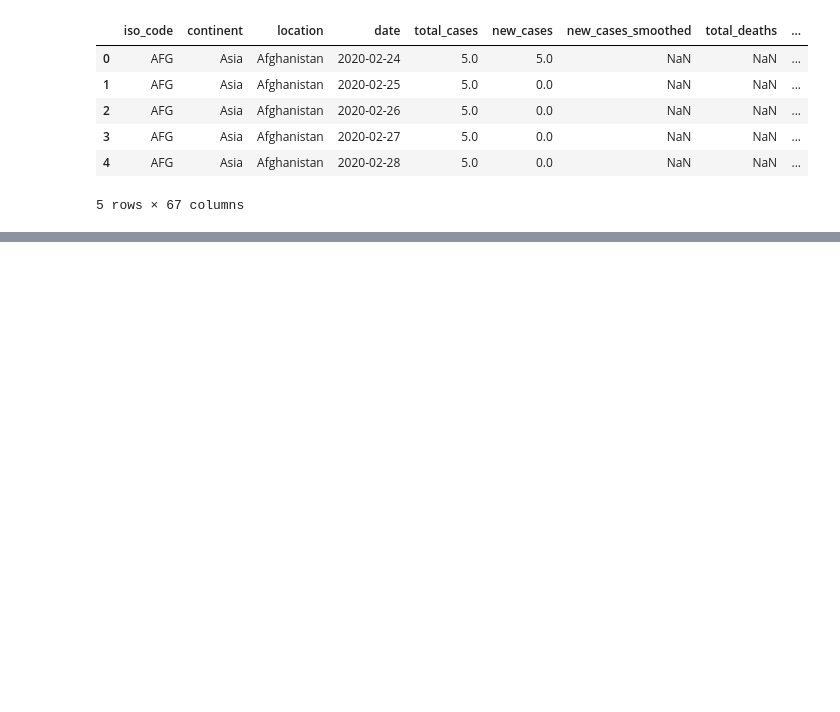
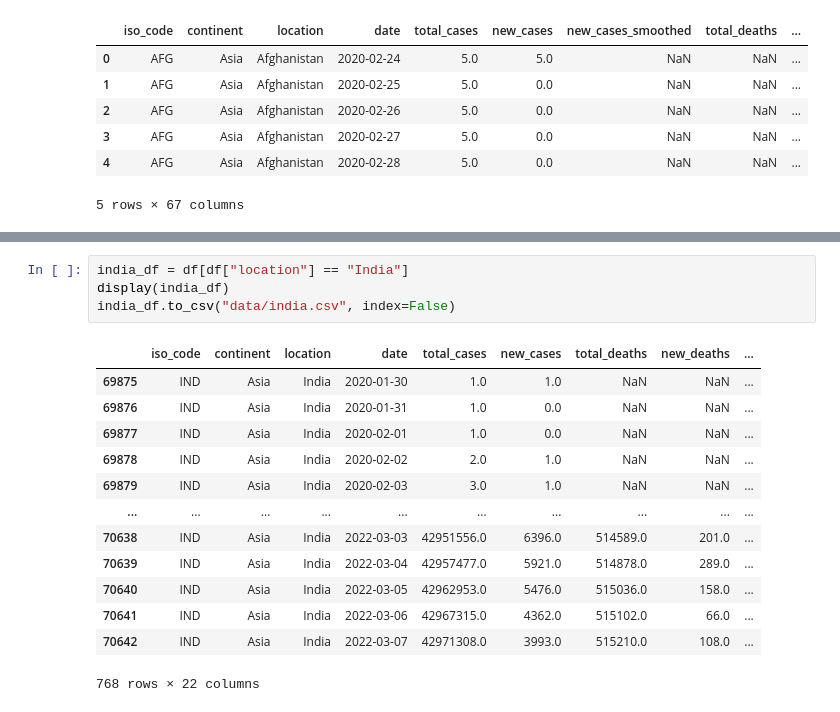
Before and after one commit to ayushiiamin/Data-Visualization-Portfolio, a Jupyter notebook: Lab 3/Lab3DV.ipynb, the cells around one changed output, grey strips where cells are left out. Cells and saved outputs as stored; diff of their text form; blank space fills up the shorter version.

```diff
--- a/Lab 3/Lab3DV.ipynb
+++ b/Lab 3/Lab3DV.ipynb
@@ -48,3 +35,21 @@ asia_df.to_csv("data/asia.csv", index=False)
+# %%
+india_df = df[df["location"] == "India"]
+display(india_df)
+india_df.to_csv("data/india.csv", index=False)
+# %% [output]
+|  | iso_code | continent | location | date | total_cases | new_cases | total_deaths | new_deaths | ... |
+| 69875 | IND | Asia | India | 2020-01-30 | 1.0 | 1.0 | NaN | NaN | ... |
+| 69876 | IND | Asia | India | 2020-01-31 | 1.0 | 0.0 | NaN | NaN | ... |
+| 69877 | IND | Asia | India | 2020-02-01 | 1.0 | 0.0 | NaN | NaN | ... |
+| 69878 | IND | Asia | India | 2020-02-02 | 2.0 | 1.0 | NaN | NaN | ... |
+| 69879 | IND | Asia | India | 2020-02-03 | 3.0 | 1.0 | NaN | NaN | ... |
+| ... | ... | ... | ... | ... | ... | ... | ... | ... | ... |
+| 70638 | IND | Asia | India | 2022-03-03 | 42951556.0 | 6396.0 | 514589.0 | 201.0 | ... |
+| 70639 | IND | Asia | India | 2022-03-04 | 42957477.0 | 5921.0 | 514878.0 | 289.0 | ... |
+| 70640 | IND | Asia | India | 2022-03-05 | 42962953.0 | 5476.0 | 515036.0 | 158.0 | ... |
+| 70641 | IND | Asia | India | 2022-03-06 | 42967315.0 | 4362.0 | 515102.0 | 66.0 | ... |
+| 70642 | IND | Asia | India | 2022-03-07 | 42971308.0 | 3993.0 | 515210.0 | 108.0 | ... |
+768 rows × 22 columns
 # %%
 asia_df.info()
 # %% [output]
```
Also changed, not shown: parts of 4 cells of this notebook, 1 other file.
